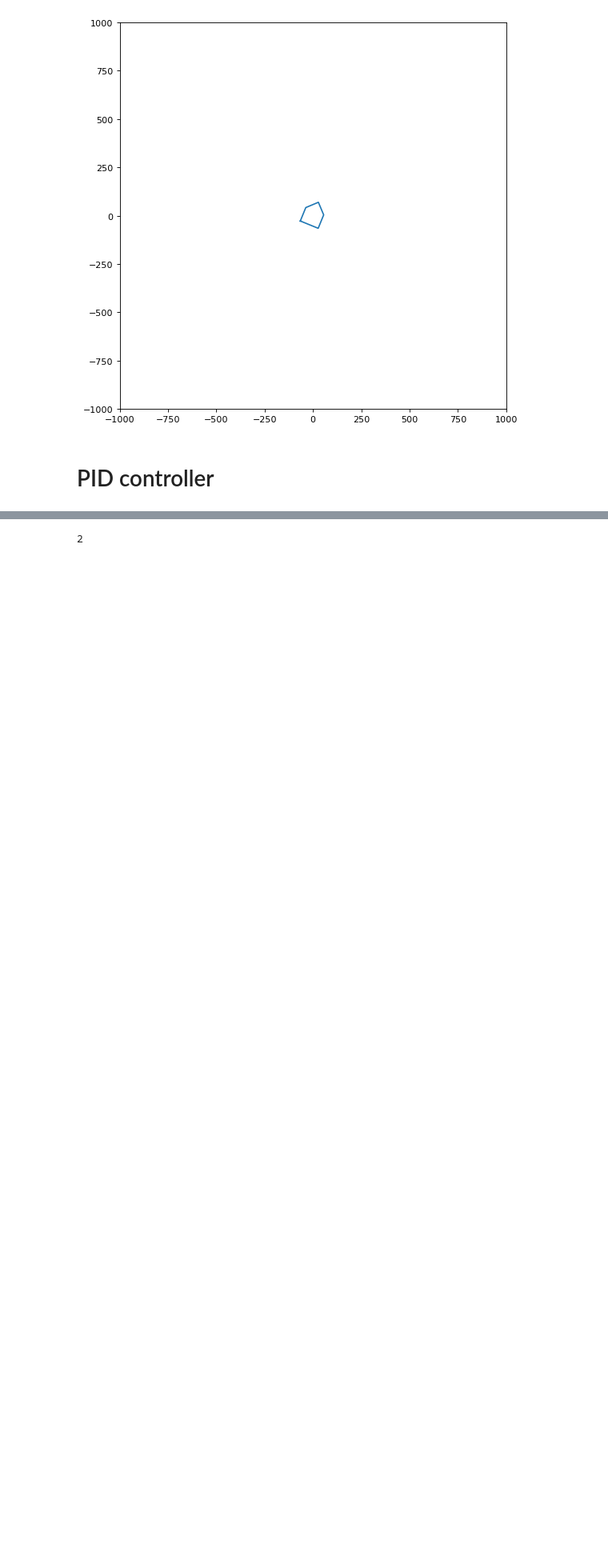
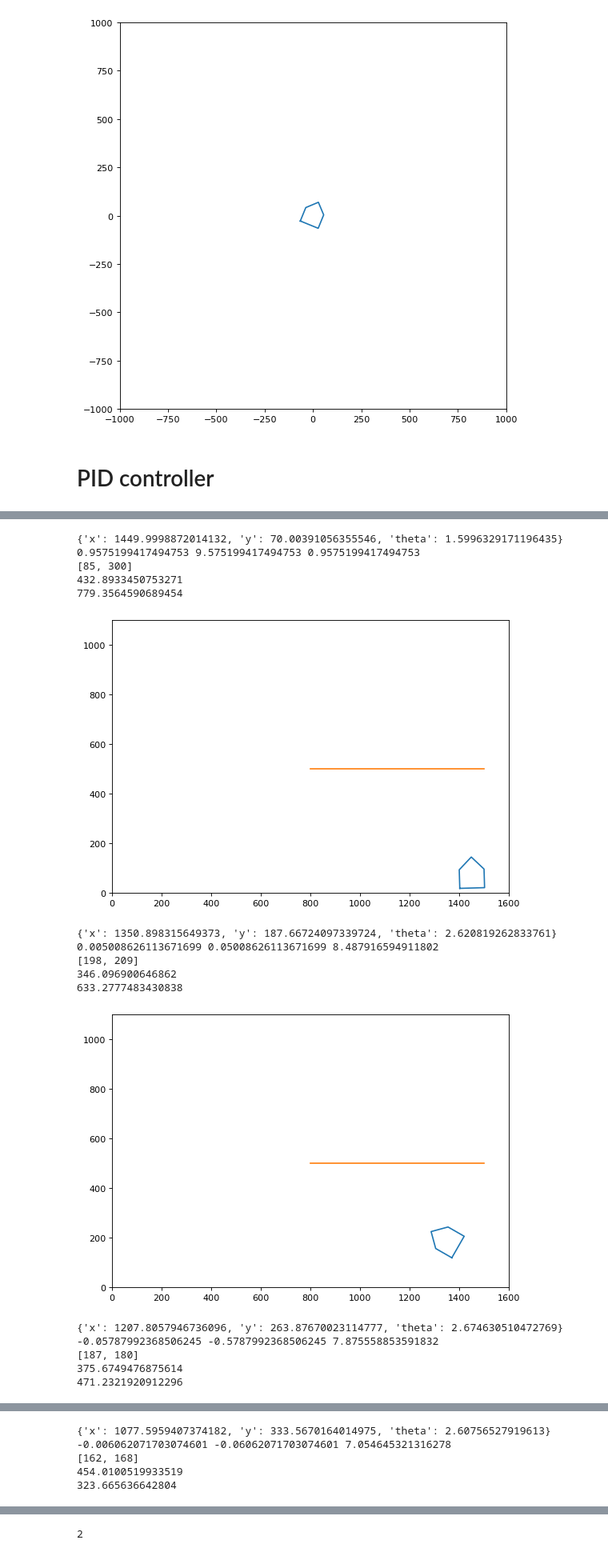
Before and after one commit to vphilippoz/MobileRobotics, a Jupyter notebook: path_following.ipynb, the cells around one changed output, grey strips where cells are left out. Shown: that part at 80% size. Saved outputs shown, nothing was run; the diff lists cells and outputs as text; code cells hidden in the pictures; blank space fills up the shorter version.

```diff
--- a/path_following.ipynb
+++ b/path_following.ipynb
@@ -232,26 +210,29 @@ def compute_error(pose,obj) :
         error+=2*math.pi
     return error
 # %%
-def follow_path(pose,traj) :
+def follow_path(pose,trajectory,graph) :
     # following the path
     # initialisation
-    dt=100 # control period
-    pose=[200,200,-math.pi/2] #initial pose
-    myPose=Pose(pose)
-    vl=vr=0
+    dt=0.1 # control period in [s]
+
+    myPose=Pose(pose[0],pose[1],pose[2])
+
     nx_pt_id=0 # index of the next point to attain in the trajectory, set as 0 to start
     next_point=trajnp[nx_pt_id]
+
     prev_error=0
     e_int=0
-    distance_to_goal=dist(pose)
+
+    distance_to_goal=dist(pose,trajnp[-1])
+
     iter=0
 
-    while distance_to_goal > 5 and nx_pt_id<len(traj)-1 : # main control loop
+    while not(distance_to_goal < 5 and nx_pt_id==len(trajnp)-1) : # main control loop
 
         ########     get position    #######
-
+        global prox_ground_delta, motor_left_target, motor_right_target, motor_left_speed, motor_right_speed
         #pose=kinematics2(pose,vl,vr,dt)
-        mypose.update([vl,vr],prox_ground_reflected,dt,myMap)
+        myPose.update([motor_left_speed,motor_right_speed],prox_ground_delta,dt,myMap)
         pose=list(myPose.get_coords().values()) #pose in list form for low level functions
         #angle=theta_des(pose,next_point)
         v=speed_des(pose,next_point)
@@ -267,28 +248,53 @@ def follow_path(pose,traj) :
         [vl,vr]=wheel_inputs(omega,v)
         motor_left_target = vl
         motor_right_target = vr
-        sleep(dt/1000) # control period in [s]
+        sleep(dt)
 
-
+        #####  check if arrived  ######
+        if distance_to_goal < 5 and nx_pt_id==len(trajectory)-1 :
+            break
         ##### update next point ######
-        if dist(pose,next_point) < 5 :
+        if dist(pose,next_point) < 5 and nx_pt_id<len(trajectory)-1 :
             nx_pt_id+=1
-            next_point=trajnp[nx_pt_id]
+            next_point=trajectory[nx_pt_id]
 
         #####  update distance to final point  #####
-        distance_to_goal=dist(pose,trajnp[-2])
+        distance_to_goal=dist(pose,trajectory[-1])
 
 
         #####    graph  ####
-        if iter % 20 ==0 :
+        if iter % 20 ==0 and graph:
             print (myPose.get_coords())
             print(error,e_diff,e_int)
             print([vl,vr])
             print(distance_to_goal)
-
+            print(dist(pose,next_point))
+            #myPose.plot(plot_theta=False)
             draw_now(pose,trajnp)
 
 
         iter+=1
-
+    motor_left_target=0
+    motor_right_target=0
+    print('arrive sain et sauf')
     return
+# %%
+follow_path([1450,70,math.pi/2],trajnp,True)
+# %% [output]
+{'x': 1449.9998872014132, 'y': 70.00391056355546, 'theta': 1.5996329171196435}
+0.9575199417494753 9.575199417494753 0.9575199417494753
+[85, 300]
+432.8933450753271
+779.3564590689454
+[figure, added]
+{'x': 1350.898315649373, 'y': 187.66724097339724, 'theta': 2.620819262833761}
+0.005008626113671699 0.05008626113671699 8.487916594911802
+[198, 209]
+346.096900646862
+633.2777483430838
+[figure, added]
+{'x': 1207.8057946736096, 'y': 263.87670023114777, 'theta': 2.674630510472769}
+-0.05787992368506245 -0.5787992368506245 7.875558853591832
+[187, 180]
+375.6749476875614
+471.2321920912296
@@ -294,0 +302,5 @@ def follow_path(pose,traj) :
+{'x': 1077.5959407374182, 'y': 333.5670164014975, 'theta': 2.60756527919613}
+-0.006062071703074601 -0.06062071703074601 7.054645321316278
+[162, 168]
+454.0100519933519
+323.665636642804
```
Also changed, not shown: parts of 17 cells of this notebook.
